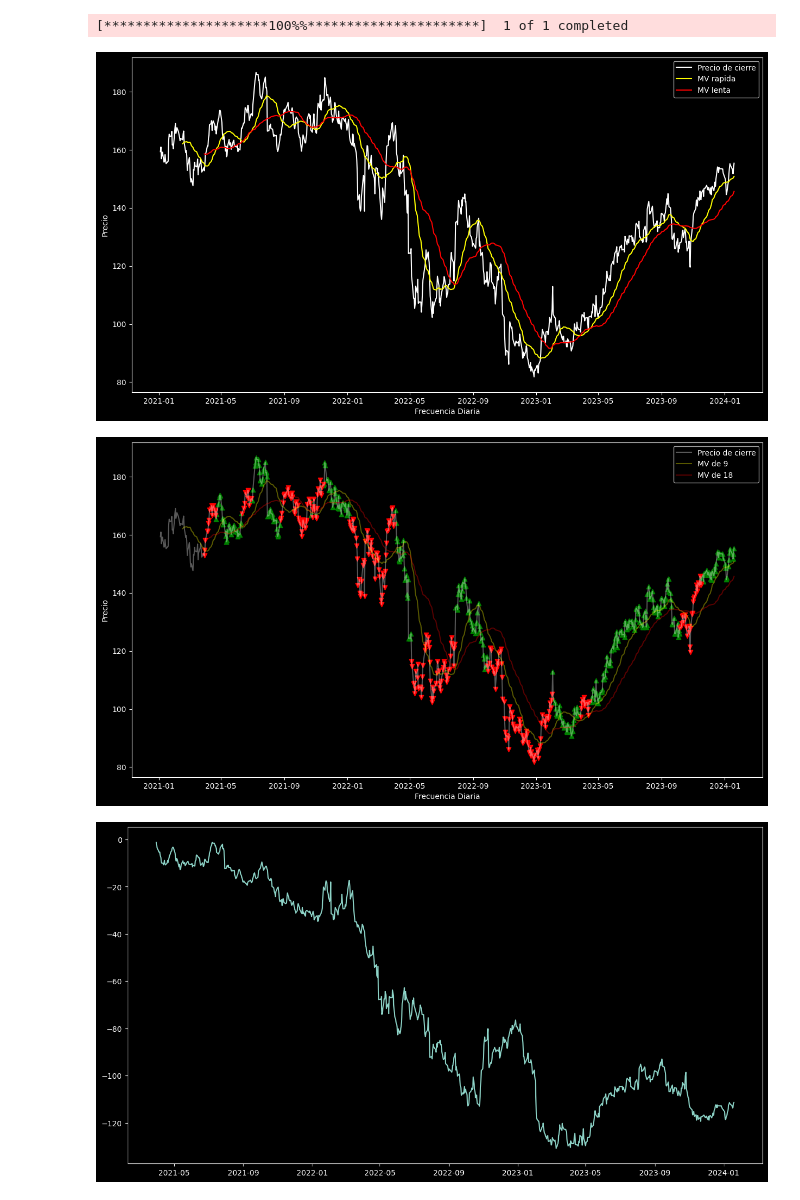
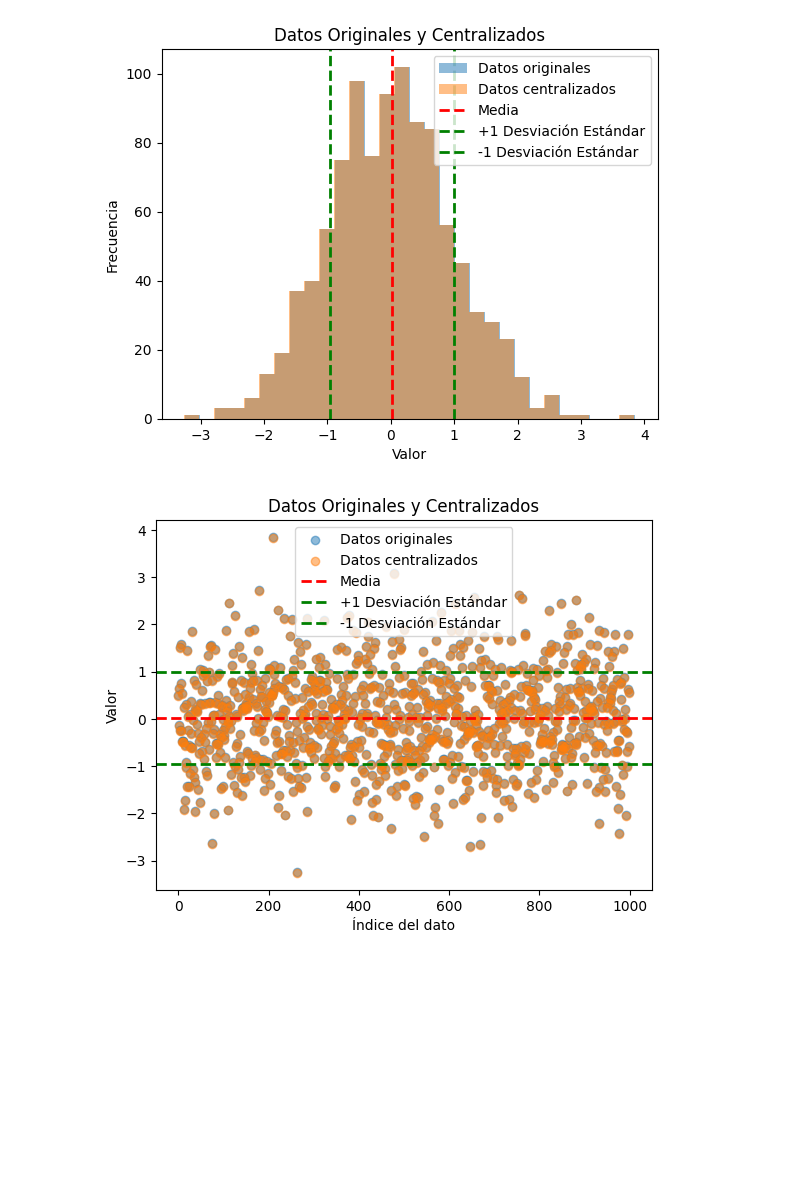
Before and after one commit to gastonbenitez2001/Exploracion-de-datos, a Jupyter notebook: src/acciones exploracion/analisis_tecnico.ipynb, the cells around one changed output. Cells and saved outputs as stored; diff of their text form; code cells hidden in the pictures; blank space fills up the shorter version.

```diff
--- a/src/acciones exploracion/analisis_tecnico.ipynb
+++ b/src/acciones exploracion/analisis_tecnico.ipynb
@@ -97,14 +97,3 @@ def graficos(df):
     plt.figure(figsize=(15,8))
     plt.plot(df['return'].cumsum() * 100)
     plt.show()
-# %%
-fecha_actual = end_data = str(datetime.now().year) + "-" + str(datetime.now().month) + "-" + str(datetime.now().day)
-
-df = primera_estrategia("AMZN","2021-01-01",fecha_actual,"1d")
-
-graficos(df)
-# %% [output]
-[*********************100%%**********************]  1 of 1 completed
-[figure, removed]
-[figure, removed]
-[figure, removed]
@@ -110,0 +123,53 @@ graficos(df)
+# %%
+import numpy as np
+import matplotlib.pyplot as plt
+
+# Generar datos sintéticos con una distribución normal
+np.random.seed(42)  # Establecer semilla para reproducibilidad
+datos = np.random.randn(1000)  # Generar 1000 puntos con distribución normal (media=0, desviación estándar=1)
+
+# Calcular la media y la desviación estándar
+media = np.mean(datos)
+desviacion_estandar = np.std(datos)
+
+# Restar la media a los datos
+datos_centralizados = datos - media
+
+# Crear histograma
+plt.hist(datos, bins=30, alpha=0.5, label='Datos originales')
+plt.hist(datos_centralizados, bins=30, alpha=0.5, label='Datos centralizados')
+
+# Añadir líneas verticales para la media y ±1 desviación estándar
+plt.axvline(media, color='red', linestyle='dashed', linewidth=2, label='Media')
+plt.axvline(media + desviacion_estandar, color='green', linestyle='dashed', linewidth=2, label='+1 Desviación Estándar')
+plt.axvline(media - desviacion_estandar, color='green', linestyle='dashed', linewidth=2, label='-1 Desviación Estándar')
+
+# Configurar leyenda y etiquetas
+plt.legend()
+plt.title('Datos Originales y Centralizados')
+plt.xlabel('Valor')
+plt.ylabel('Frecuencia')
+
+# Mostrar el gráfico
+plt.show()
+
+# Crear scatter plot
+plt.scatter(range(len(datos)), datos, alpha=0.5, label='Datos originales')
+plt.scatter(range(len(datos_centralizados)), datos_centralizados, alpha=0.5, label='Datos centralizados')
+
+# Añadir líneas horizontales para la media y ±1 desviación estándar
+plt.axhline(media, color='red', linestyle='dashed', linewidth=2, label='Media')
+plt.axhline(media + desviacion_estandar, color='green', linestyle='dashed', linewidth=2, label='+1 Desviación Estándar')
+plt.axhline(media - desviacion_estandar, color='green', linestyle='dashed', linewidth=2, label='-1 Desviación Estándar')
+
+# Configurar leyenda y etiquetas
+plt.legend()
+plt.title('Datos Originales y Centralizados')
+plt.xlabel('Índice del dato')
+plt.ylabel('Valor')
+
+# Mostrar el gráfico
+plt.show()
+# %% [output]
+[figure, added]
+[figure, added]
```
Also changed, not shown: parts of 2 cells of this notebook.
